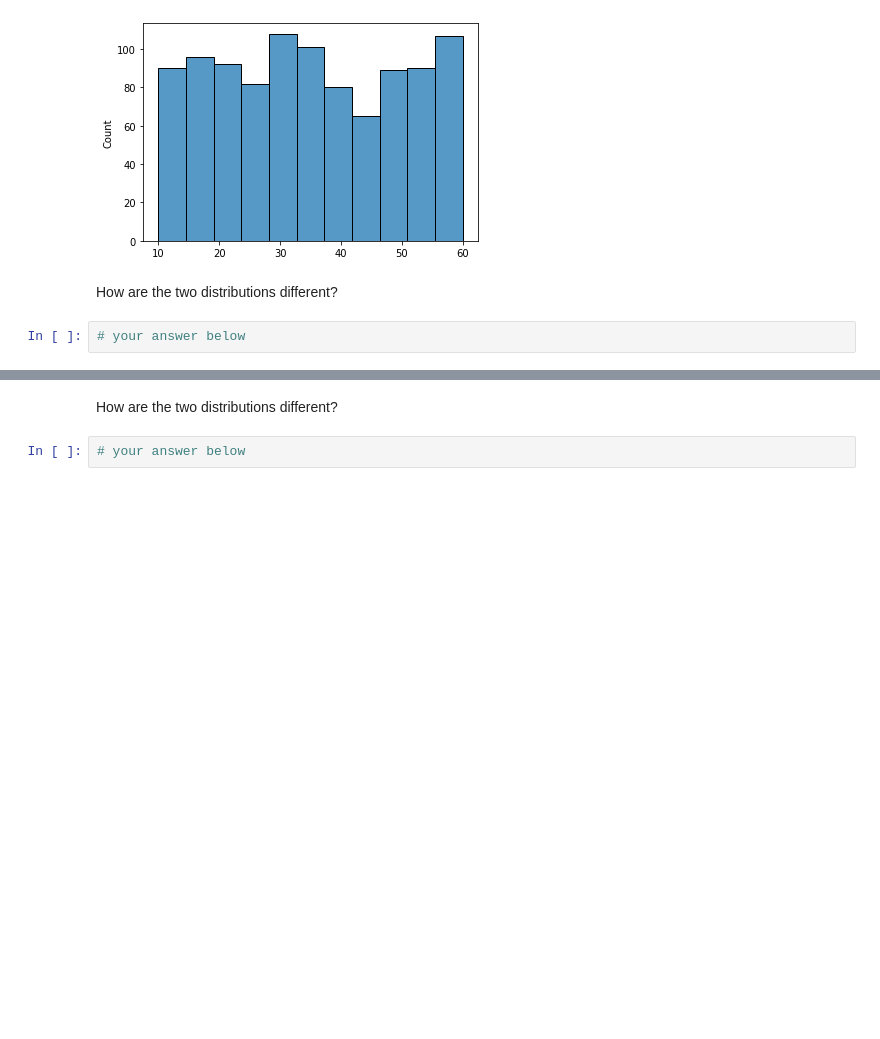
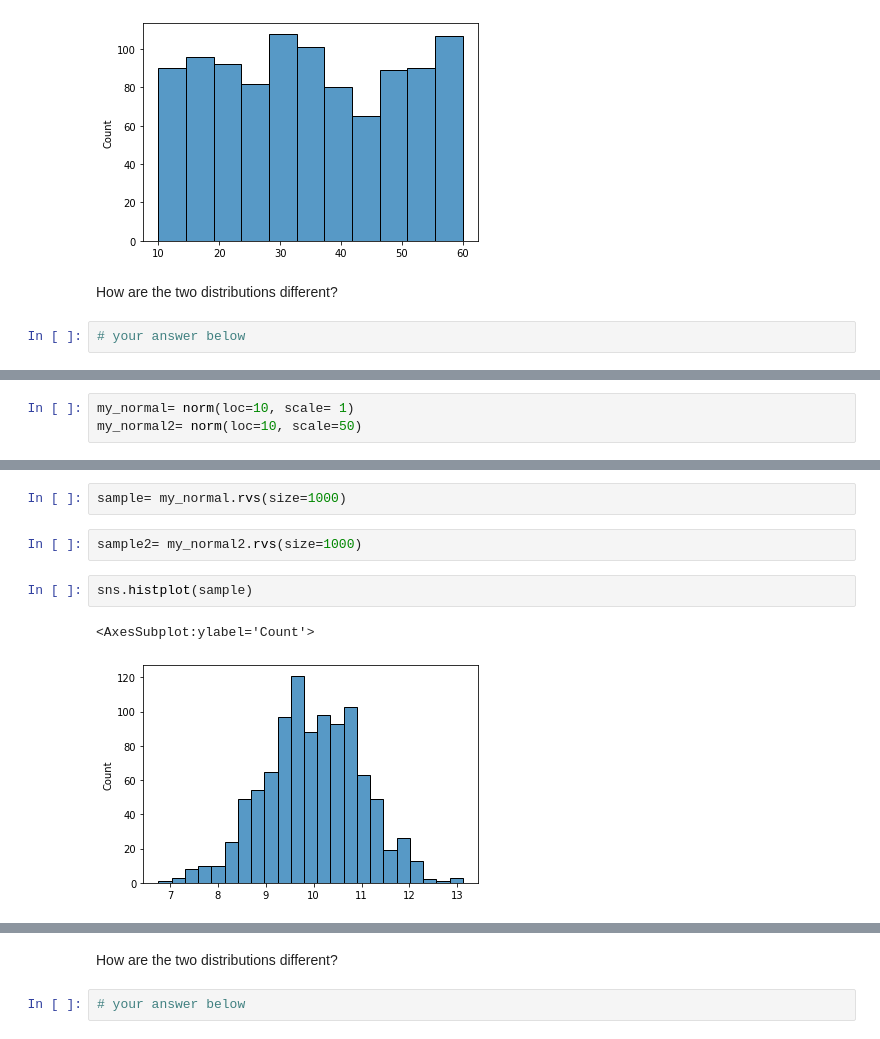
Before and after one commit to Ironhack-Data-Madrid-Enero-2021/lab-continuous-probability-distribution, a Jupyter notebook: your-code/main.ipynb, the cells around one changed output, grey strips where cells are left out. Drawn from its saved outputs; the diff is of its cells as text; blank space fills up the shorter version.

Commit message:
prob Normal

```diff
--- a/your-code/main.ipynb
+++ b/your-code/main.ipynb
@@ -100,0 +101,3 @@ Expected output:
+# %%
+my_normal= norm(loc=10, scale= 1)
+my_normal2= norm(loc=10, scale=50)
@@ -100,0 +115,9 @@ Expected output:
+# %%
+sample= my_normal.rvs(size=1000)
+# %%
+sample2= my_normal2.rvs(size=1000)
+# %%
+sns.histplot(sample)
+# %% [output]
+<AxesSubplot:ylabel='Count'>
+[figure, added]
```
Also changed, not shown: parts of 22 cells of this notebook.
